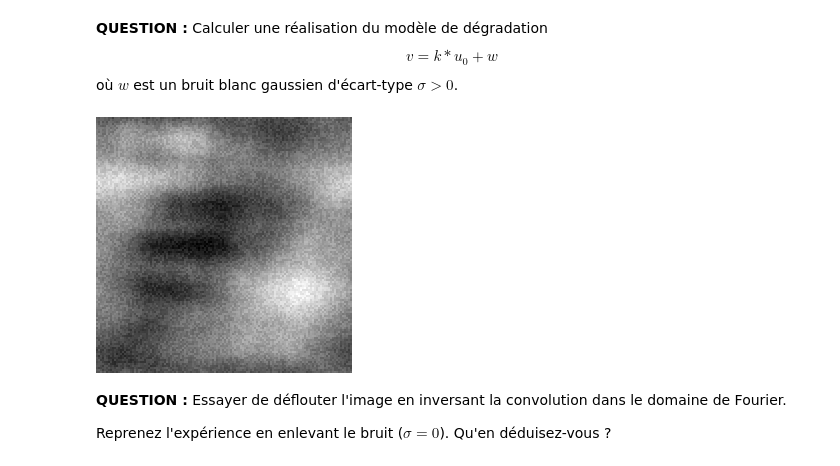
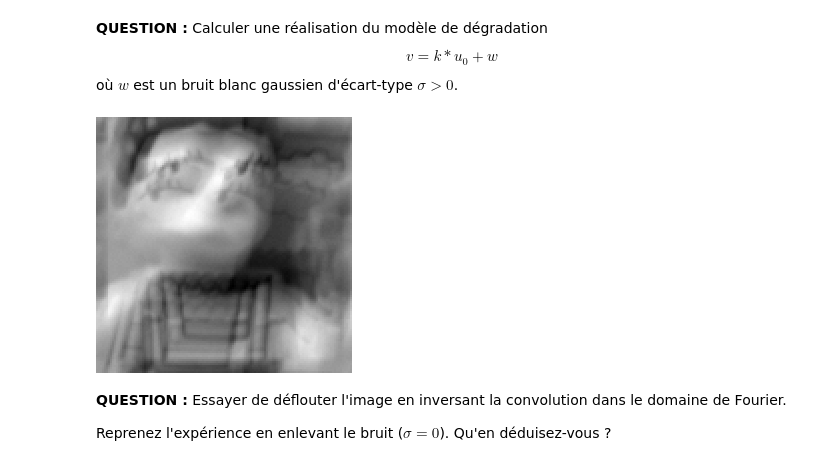
Before and after one commit to RunjiaChen/imageweek, a Jupyter notebook: exo1.ipynb, the cells around one changed output. Drawn from its saved outputs; the diff is of its cells as text; code cells hidden in the pictures.

```diff
--- a/exo1.ipynb
+++ b/exo1.ipynb
@@ -237,16 +237,16 @@ où $w$ est un bruit blanc gaussien d'écart-type $\sigma>0$.
 # %%
 sigma = .01
 
-k = np.zeros((M,N))
-(m,n) = u0.shape
+# k = np.zeros((M,N))
+# (m,n) = u0.shape
 
-k[0:m,0:n] = u0/np.sum(u0)
-k = np.roll(k,(-int(m/2),-int(n/2)),(0,1))
+# k[0:m,0:n] = u0/np.sum(u0)
+# k = np.roll(k,(-int(m/2),-int(n/2)),(0,1))
 
-v = ifft2(fft2(u0) * fft2(k)).real + sigma * np.random.rand(M,N)
+v = ifft2(fft2(k) * fft2(u0)).real + sigma * np.random.rand(M,N)
 viewimage(v)
 # %% [output]
-[figure, old version]
+[figure, new version]
 # %% [markdown]
 **QUESTION :** Essayer de déflouter l'image en inversant la convolution dans le domaine de Fourier.
 
```
Also changed, not shown: parts of 9 cells of this notebook.
